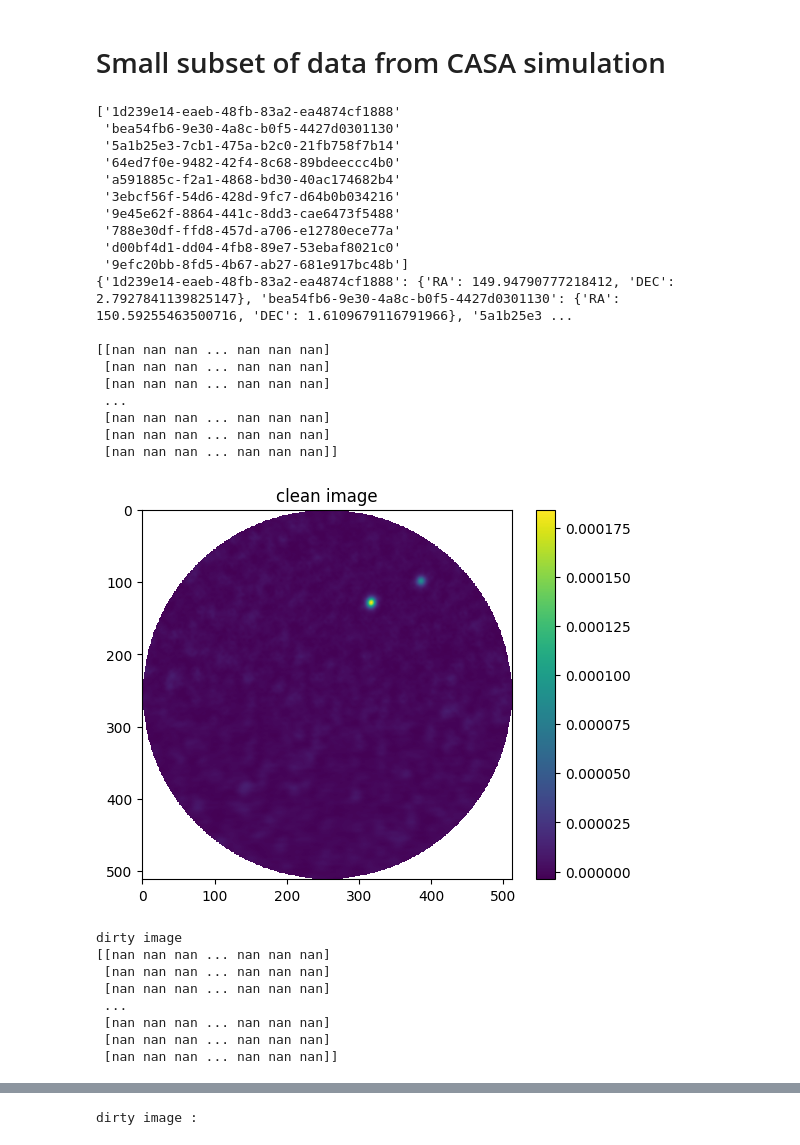
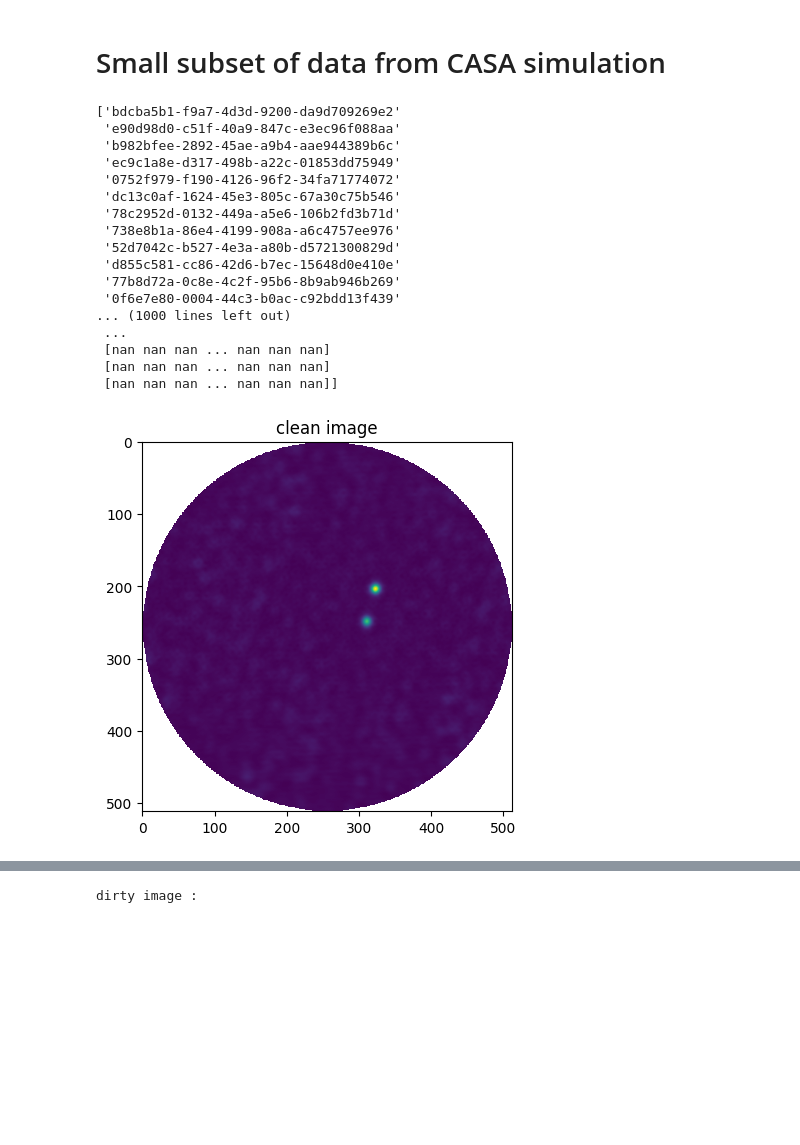
Before and after one commit to TsubasaIzumo/gai_project, a Jupyter notebook: Data - Fast Guide.ipynb, the cells around one changed output, grey strips where cells are left out. Saved outputs shown, nothing was run; the diff lists cells and outputs as text; code cells hidden in the pictures; blank space fills up the shorter version.

```diff
--- a/Data - Fast Guide.ipynb
+++ b/Data - Fast Guide.ipynb
@@ -10,51 +10,52 @@ project_folder = "example_data"
 # %% [markdown]
 # Small subset of data from CASA simulation
 # %%
-folder = "test_data"
+folder = "D1"
 sky_keys = np.load(f"{project_folder}/{folder}/sky_keys.npy")
 phase_centers = np.load(f"{project_folder}/{folder}/ra_dec.npy", allow_pickle=True)
 print(sky_keys)
-print(phase_centers)
+# print(phase_centers)
+# print(sky_keys)
+# print(phase_centers)
 print()
-clean = np.load(f"{project_folder}/{folder}/true/00000.npy")
+clean = np.load(f"{project_folder}/{folder}/true/00001.npy")
+# plt.title("clean image")
+# print(clean)
+# plt.figure(figsize=(8, 8))
+# plt.imshow(clean, cmap='coolwarm',
+#            vmin=-0.0002, vmax=0.0004)
+# plt.colorbar()
+# plt.show()
+
 plt.title("clean image")
 print(clean)
 plt.imshow(clean)
-plt.colorbar()
-plt.show()
 
-dirty = np.load(f"{project_folder}/{folder}/dirty/00000.npy")
+dirty = np.load(f"{project_folder}/{folder}/dirty/00001.npy")
 print("dirty image")
 print(dirty)
+plt.figure(figsize=(8, 8))
+plt.imshow(dirty, cmap='coolwarm',
+           vmin=-0.0002, vmax=0.0004)
 plt.imshow(dirty)
 plt.colorbar()
 plt.show()
 # %% [output]
-['1d239e14-eaeb-48fb-83a2-ea4874cf1888'
- 'bea54fb6-9e30-4a8c-b0f5-4427d0301130'
- '5a1b25e3-7cb1-475a-b2c0-21fb758f7b14'
- '64ed7f0e-9482-42f4-8c68-89bdeeccc4b0'
- 'a591885c-f2a1-4868-bd30-40ac174682b4'
- '3ebcf56f-54d6-428d-9fc7-d64b0b034216'
- '9e45e62f-8864-441c-8dd3-cae6473f5488'
- '788e30df-ffd8-457d-a706-e12780ece77a'
- 'd00bf4d1-dd04-4fb8-89e7-53ebaf8021c0'
- '9efc20bb-8fd5-4b67-ab27-681e917bc48b']
-{'1d239e14-eaeb-48fb-83a2-ea4874cf1888': {'RA': 149.94790777218412, 'DEC': 2.7927841139825147}, 'bea54fb6-9e30-4a8c-b0f5-4427d0301130': {'RA': 150.59255463500716, 'DEC': 1.6109679116791966}, '5a1b25e3 ...
-
-[[nan nan nan ... nan nan nan]
- [nan nan nan ... nan nan nan]
- [nan nan nan ... nan nan nan]
+['bdcba5b1-f9a7-4d3d-9200-da9d709269e2'
+ 'e90d98d0-c51f-40a9-847c-e3ec96f088aa'
+ 'b982bfee-2892-45ae-a9b4-aae944389b6c'
+ 'ec9c1a8e-d317-498b-a22c-01853dd75949'
+ '0752f979-f190-4126-96f2-34fa71774072'
+ 'dc13c0af-1624-45e3-805c-67a30c75b546'
+ '78c2952d-0132-449a-a5e6-106b2fd3b71d'
+ '738e8b1a-86e4-4199-908a-a6c4757ee976'
+ '52d7042c-b527-4e3a-a80b-d5721300829d'
+ 'd855c581-cc86-42d6-b7ec-15648d0e410e'
+ '77b8d72a-0c8e-4c2f-95b6-8b9ab946b269'
+ '0f6e7e80-0004-44c3-b0ac-c92bdd13f439'
+... (1000 lines left out)
  ...
  [nan nan nan ... nan nan nan]
  [nan nan nan ... nan nan nan]
  [nan nan nan ... nan nan nan]]
-[figure, old version]
+[figure, new version]
-dirty image
-[[nan nan nan ... nan nan nan]
- [nan nan nan ... nan nan nan]
- [nan nan nan ... nan nan nan]
- ...
- [nan nan nan ... nan nan nan]
- [nan nan nan ... nan nan nan]
- [nan nan nan ... nan nan nan]]
```
Also changed, not shown: parts of 3 cells of this notebook, 38 other files.
